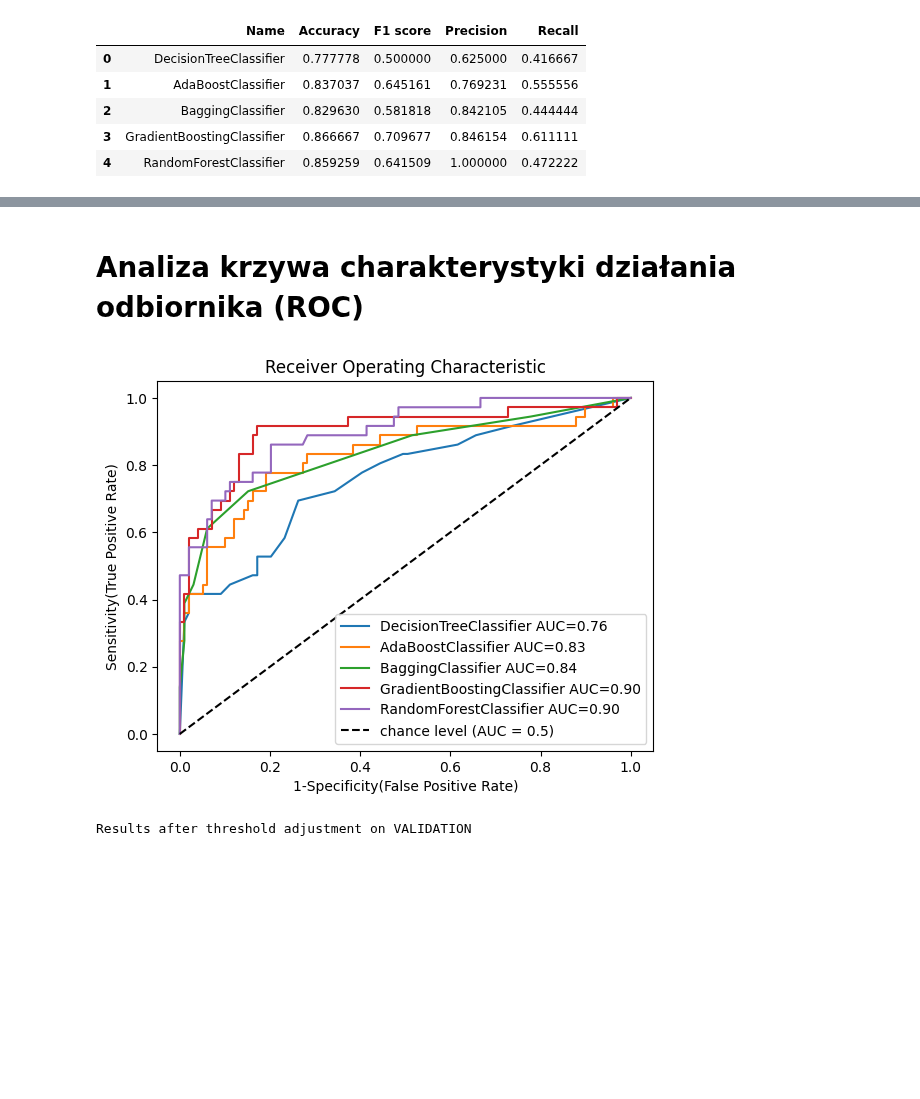
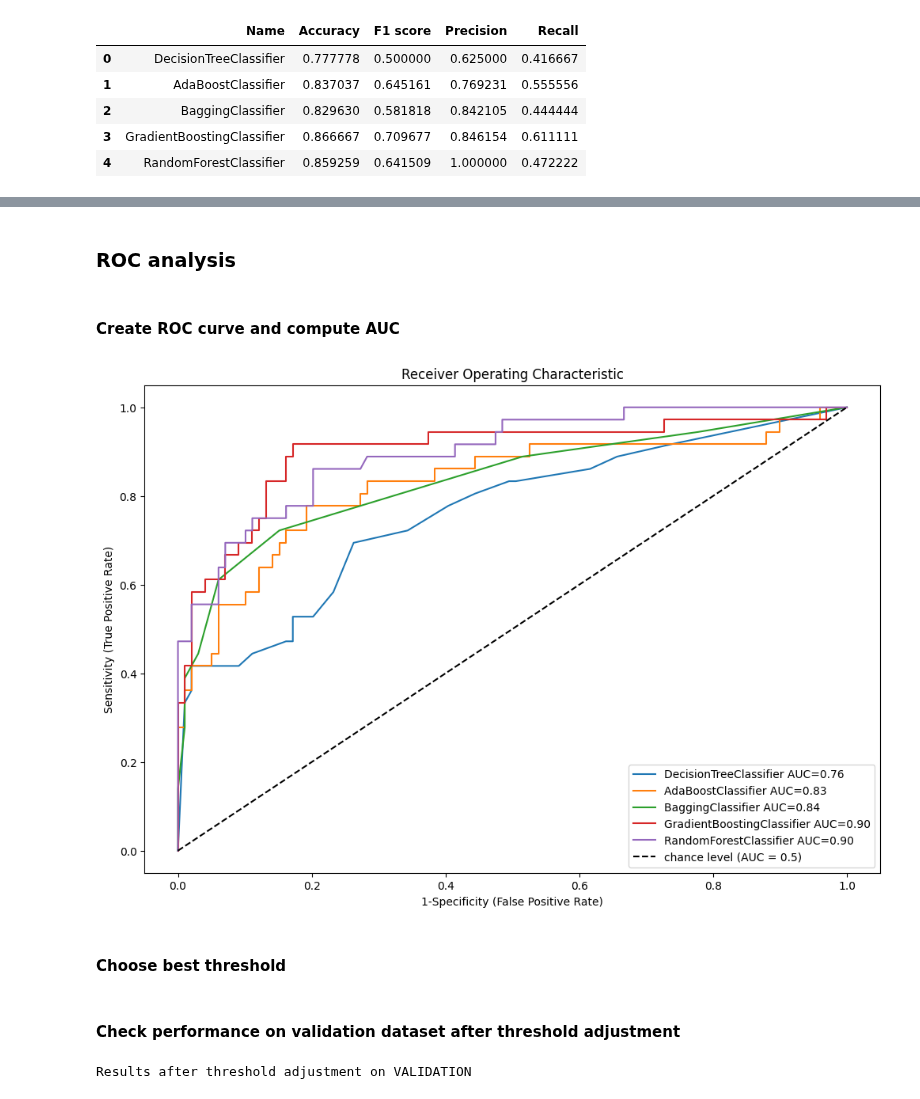
Before and after one commit to marek-lechowicz/radiomika_pd, a Jupyter notebook: tree_classifier.ipynb, the cells around one changed output, grey strips where cells are left out. Saved outputs shown, nothing was run; the diff lists cells and outputs as text; code cells hidden in the pictures; blank space fills up the shorter version.

```diff
--- a/tree_classifier.ipynb
+++ b/tree_classifier.ipynb
@@ -13,8 +18,8 @@ random_state = 44
 # %%
-df = pd.read_csv("features.csv", index_col=0)
+df = pd.read_csv("../features.csv", index_col=0)
 df.dropna(inplace=True)
-X = df.drop(columns=['malign', 'patient_name'])
-y = df['malign']
+X = df.drop(columns=['malign', 'patient_name', 'file_name'])
+y = df[['malign', 'file_name']]
 # %%
 from sklearn.preprocessing import MinMaxScaler
 scaler = MinMaxScaler()
@@ -23,3 +28,11 @@ X = scaler.transform(X)
 # %%
 X_train, X_test, y_train, y_test = train_test_split(X, y, test_size=0.2, random_state=random_state)
 X_val, X_test, y_val, y_test = train_test_split(X_test, y_test, test_size=0.5, random_state=random_state)
+
+file_train = y_train["file_name"]
+file_val = y_val["file_name"]
+file_test = y_test["file_name"]
+
+y_train = y_train['malign']
+y_val = y_val['malign']
+y_test = y_test['malign']
@@ -97,7 +115,7 @@ Performance on VALIDATION set
 # %%
 for clf, name in zip(clfs, clfs_names):
     y_pred = ys_pred[name]
-    cm = confusion_matrix(y_test, y_pred)
+    cm = confusion_matrix(y_val, y_pred)
     disp = ConfusionMatrixDisplay(confusion_matrix=cm, display_labels=clf.classes_)
     disp.plot()
     plt.title(f"{name}")
@@ -111,35 +129,28 @@ for clf, name in zip(clfs, clfs_names):
-# %% [markdown]
-# Analiza krzywa charakterystyki działania odbiornika (ROC)
+# %% [markdown]
+### ROC analysis
+# %% [markdown]
+#### Create ROC curve and compute AUC
 # %%
 from sklearn.metrics import roc_curve, auc, RocCurveDisplay
 ys_pred_proba = {}
 clfs_thresholds = {}
+plt.figure(figsize=(12,8))
 for clf, name in zip(clfs, clfs_names):
     y_pred_proba = clf.predict_proba(X_val)
     y_pred_proba = y_pred_proba[:, 1]
     ys_pred_proba[name] = y_pred_proba
 
     fpr, tpr, thresholds = roc_curve(y_val, y_pred_proba)
-    # data = {'fpr': fpr, 'trp': tpr, 'thresholds': thresholds}
-    # df = pd.DataFrame(data)
-    # df.head(100)
     roc_auc = auc(fpr, tpr)
     clfs_thresholds[name] = thresholds
-    # display = RocCurveDisplay(fpr=fpr, tpr=tpr, roc_auc=roc_auc, estimator_name=name)
 
-    # RocCurveDisplay.from_predictions(
-    #     y_val,
-    #     y_pred,
-    #     name=f"My threshold",
-    #     color="darkorange",
-    # )
     plt.plot(fpr,tpr,label=f"{name} AUC={roc_auc:.2f}"+str())
 
 plt.plot([0, 1], [0, 1], "k--", label="chance level (AUC = 0.5)")
-plt.xlabel('1-Specificity(False Positive Rate)')
-plt.ylabel('Sensitivity(True Positive Rate)')
+plt.xlabel('1-Specificity (False Positive Rate)')
+plt.ylabel('Sensitivity (True Positive Rate)')
 plt.title('Receiver Operating Characteristic')
 plt.legend()
 plt.show()
 # %% [output]
-[figure, old version]
+[figure, new version]
@@ -150,3 +157,5 @@ plt.show()
+# %% [markdown]
+#### Choose best threshold
 # %%
 best_thresholds = {}
 for clf, name in zip(clfs, clfs_names):
@@ -159,6 +169,8 @@ for clf, name in zip(clfs, clfs_names):
             best_f1 = f1
             best_th = threshold
     best_thresholds[name] = best_th
+# %% [markdown]
+#### Check performance on validation dataset after threshold adjustment
 # %%
 results = {'Name': [], 'Accuracy': [], 'F1 score': [], 'Precision': [], 'Recall': [], 'Best Th.': []}
 
```
Also changed, not shown: parts of 29 cells of this notebook, 17 other files.
